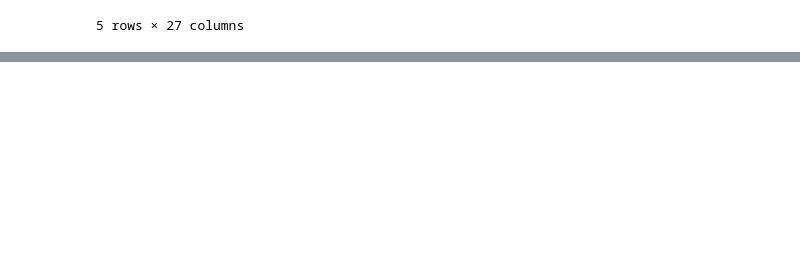
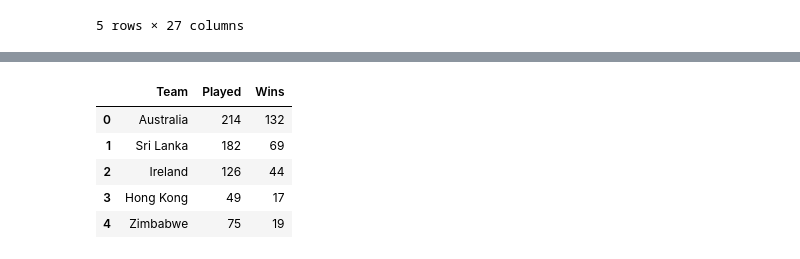
Before and after one commit to avigangarde/Self-project---Cricket-scorecard, a Jupyter notebook: Self_Project_Cricket_Scorecard.ipynb, the cells around one changed output, grey strips where cells are left out. Saved outputs shown, nothing was run; the diff lists cells and outputs as text; code cells hidden in the pictures; blank space fills up the shorter version.

```diff
--- a/Self_Project_Cricket_Scorecard.ipynb
+++ b/Self_Project_Cricket_Scorecard.ipynb
@@ -47,0 +207,3 @@ df.head()
+# %%
+# lets make the matrix of the teamns
+match_matrix=np.zeros((len(teams),len(teams)),dtype=int)
@@ -47,0 +274,9 @@ df.head()
+# %%
+wins_df.head()
+# %% [output]
+|  | Team | Played | Wins |
+| 0 | Australia | 214 | 132 |
+| 1 | Sri Lanka | 182 | 69 |
+| 2 | Ireland | 126 | 44 |
+| 3 | Hong Kong | 49 | 17 |
+| 4 | Zimbabwe | 75 | 19 |
```
Also changed, not shown: parts of 35 cells of this notebook.
